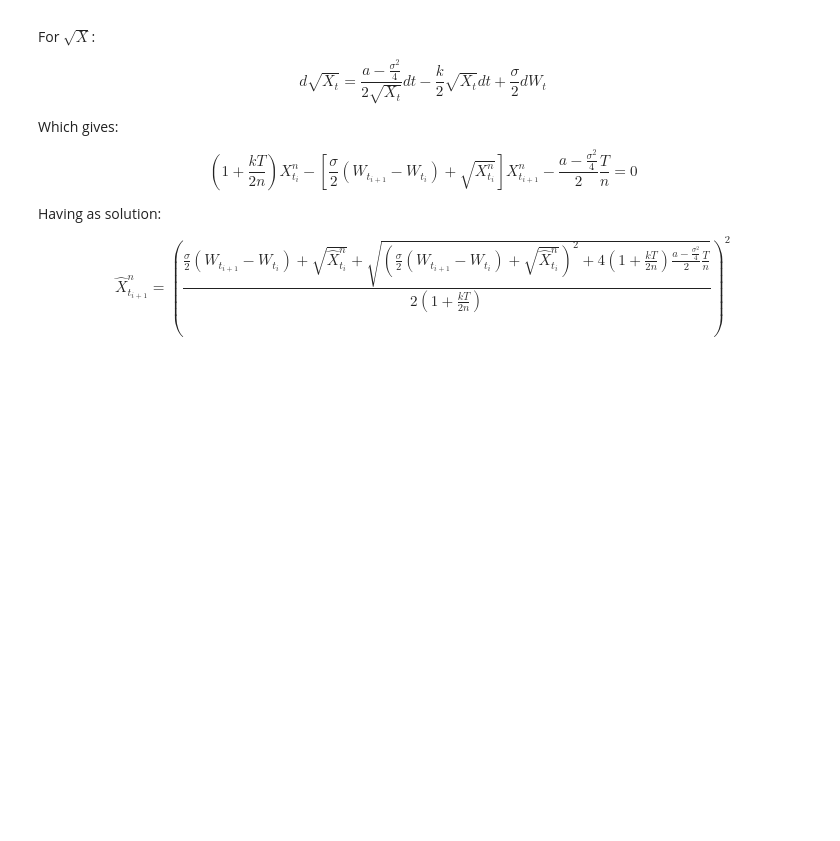
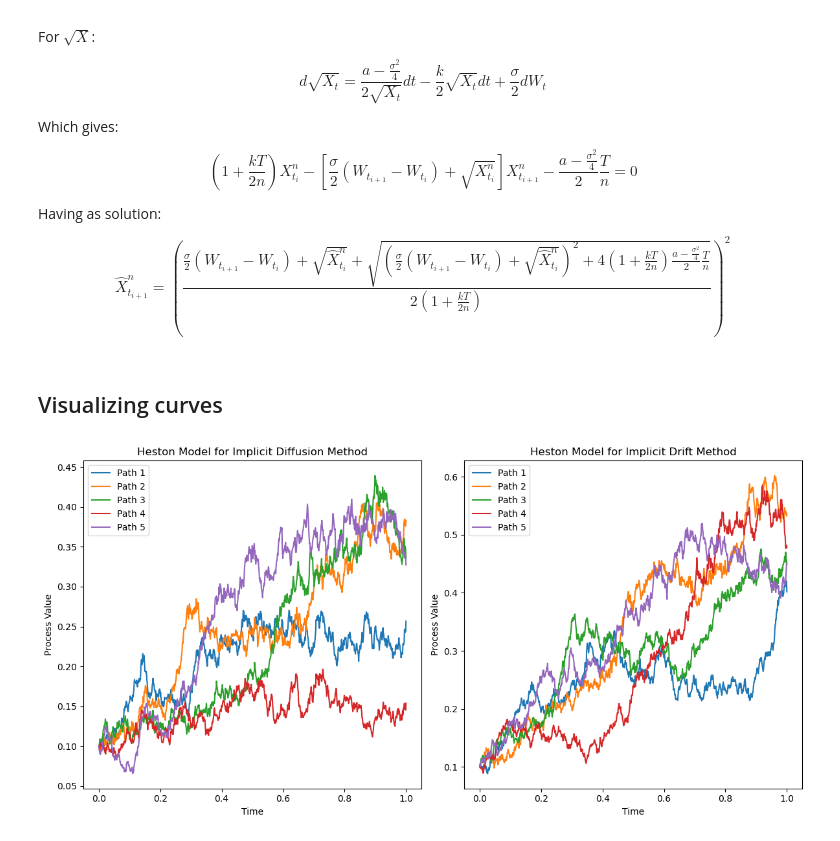
Before and after one commit to nicolassinott/HFT, a Jupyter notebook: Heston_Model/simulation.ipynb, the cells around one changed output. Cells and saved outputs as stored; diff of their text form; code cells hidden in the pictures; blank space fills up the shorter version.

Commit message:
adding visualization

```diff
--- a/Heston_Model/simulation.ipynb
+++ b/Heston_Model/simulation.ipynb
@@ -140,3 +141,49 @@ def implicit_drift(k: float, a: float, sigma: float, x0: float, n: int, M: int,
         X[:, i+1] = ((sigma/2 * dW[:, i] + np.sqrt(X[:, i]) + np.sqrt((sigma/2 * dW[:, i] + np.sqrt(X[:, i]))**2 + 4 * (1 + k * T/(2*n)) * (a - sigma**2/4) * T/(n))) / (2 * (1 + k * T/(2*n))))**2
 
     return X
+# %% [markdown]
+## Visualizing curves
+# %%
+# Parameters
+k = 0.1
+a = 0.2
+sigma = 0.3
+x0 = 0.10
+n = 1000
+M = 5
+T = 1.0
+
+plt.figure(figsize = (12,6))
+
+# Simulate process - Implicit diffusion method
+paths_diffusion = implicit_diffusion(k, a, sigma, x0, n, M, T)
+
+# Plot the paths - Implicit diffusion method
+time_grid = np.linspace(0, T, n+1)
+plt.subplot(1, 2, 1)  # 1 row, 2 columns, first plot
+for i in range(M):
+    plt.plot(time_grid, paths_diffusion[i, :], label=f"Path {i+1}")
+
+plt.xlabel("Time")
+plt.ylabel("Process Value")
+plt.title("Heston Model for Implicit Diffusion Method")
+plt.legend()
+
+# Simulate process - Implicit drift method
+paths_drift = implicit_drift(k, a, sigma, x0, n, M, T)
+
+# Plot the paths - Implicit drift method
+time_grid = np.linspace(0, T, n+1)
+plt.subplot(1, 2, 2)  # 1 row, 2 columns, second plot
+for i in range(M):
+    plt.plot(time_grid, paths_drift[i, :], label=f"Path {i+1}")
+
+plt.xlabel("Time")
+plt.ylabel("Process Value")
+plt.title("Heston Model for Implicit Drift Method")
+plt.legend()
+
+plt.tight_layout()  # Adjust layout for better spacing
+plt.show()
+# %% [output]
+[figure, added]
```
Also changed, not shown: parts of 1 cell of this notebook.
